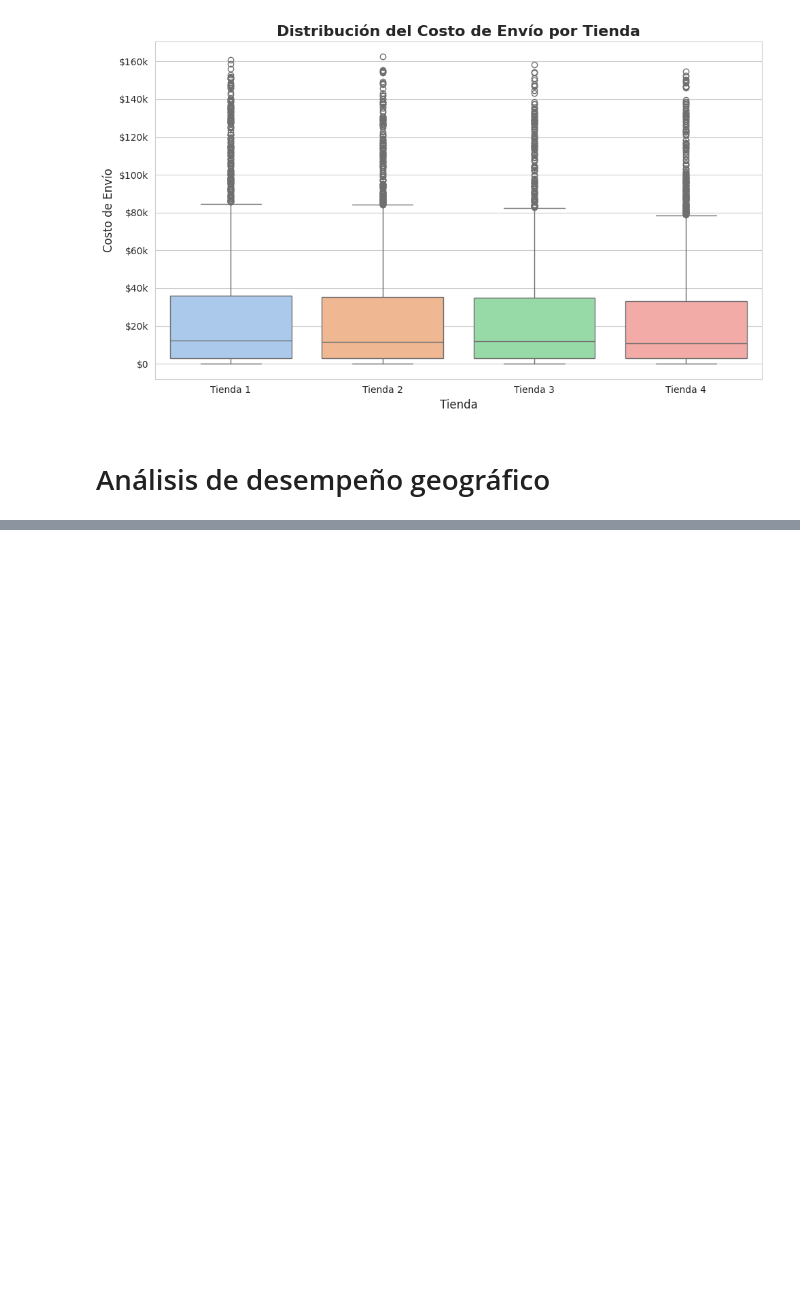
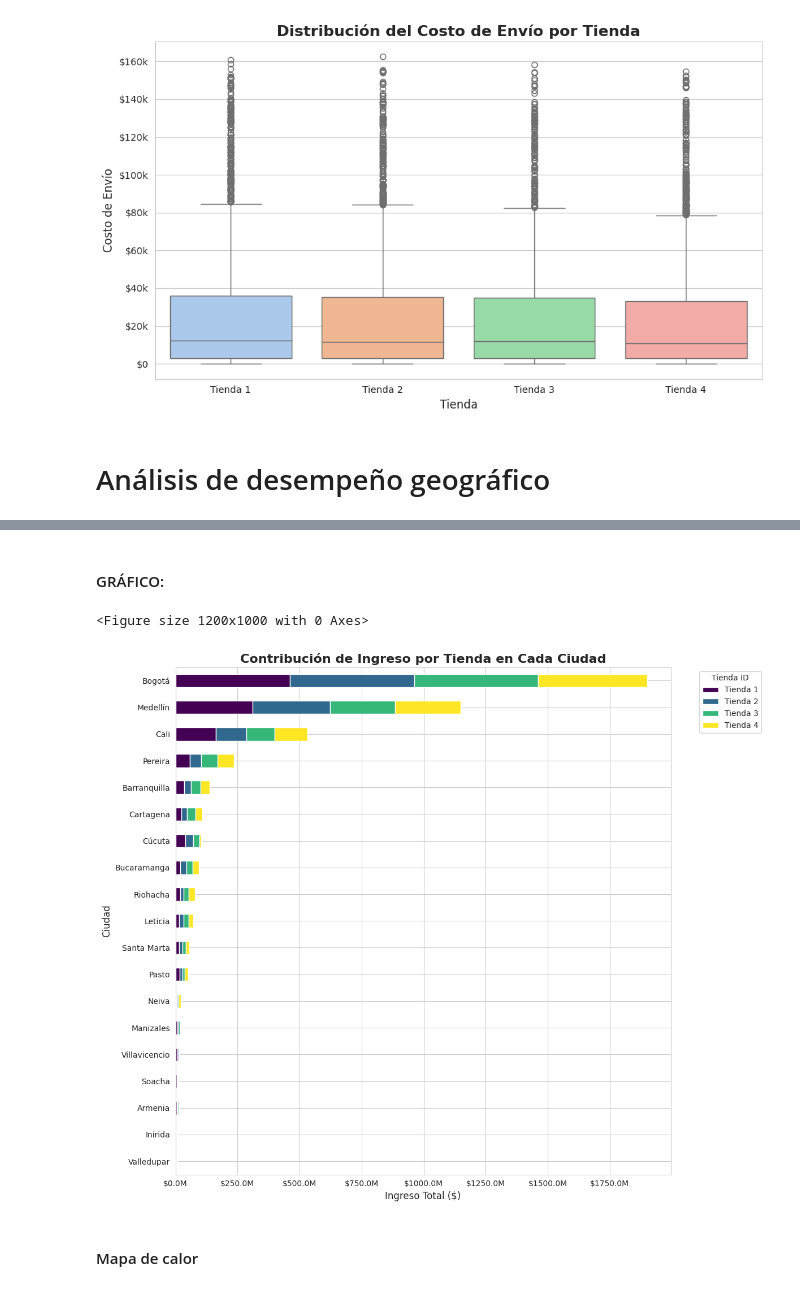
Before and after one commit to edgarbernaling-arch/Desafio_1_Ciencia_de_datos_Edgar_Bernal, a Jupyter notebook: Copia_de_AluraStoreLatam_Challegue1_Ciencia_de_datos_Edgar_Bernal.ipynb, the cells around one changed output, grey strips where cells are left out. Drawn from its saved outputs; the diff is of its cells as text; code cells hidden in the pictures; blank space fills up the shorter version.

```diff
--- a/Copia_de_AluraStoreLatam_Challegue1_Ciencia_de_datos_Edgar_Bernal.ipynb
+++ b/Copia_de_AluraStoreLatam_Challegue1_Ciencia_de_datos_Edgar_Bernal.ipynb
@@ -553,0 +644,15 @@ plt.show()
+# %%
+# Asignar un ID de Tienda a cada DataFrame
+dataframes_con_nombre = [
+    tienda.assign(Tienda_ID='Tienda 1'),
+    tienda2.assign(Tienda_ID='Tienda 2'),
+    tienda3.assign(Tienda_ID='Tienda 3'),
+    tienda4.assign(Tienda_ID='Tienda 4')
+]
+
+# Consolidar el DataFrame
+df_consolidado_con_tienda = pd.concat(dataframes_con_nombre, ignore_index=True)
+
+# Recalcular Ingreso Total y Limpieza (filtrar Precio > 0 y Costo de envío > 0)
+df_consolidado_con_tienda['Ingreso Total'] = df_consolidado_con_tienda['Precio'] + df_consolidado_con_tienda['Costo de envío']
+df_consolidado_con_tienda = df_consolidado_con_tienda.query('Precio > 0 and `Costo de envío` > 0').copy()
@@ -553,0 +705,56 @@ plt.show()
+# %% [markdown]
+#### GRÁFICO:
+# %%
+# 1. Quitar el formato de moneda y convertir a numérico para graficar
+df_plot_data = df_pivot.copy()
+
+# Remover el formato y convertir a float
+for col in df_plot_data.columns:
+    try:
+        # Eliminar '$', ',' y convertir a float
+        df_plot_data[col] = df_plot_data[col].astype(str).str.replace('$', '').str.replace(',', '', regex=False).astype(float)
+    except:
+        pass # Si ya era numérico o si falla la conversión
+
+# Quitar la columna 'Total Ciudad' del set de contribución para el gráfico apilado
+df_plot_data_contribucion = df_plot_data.drop(columns=['Total Ciudad'])
+
+# Ordenar el DataFrame usando el índice (Lugar de Compra) después de ordenarlo por la suma total.
+# Esto asegura que la Series de suma se usa para ordenar el índice (ciudades).
+suma_total_por_ciudad = df_plot_data_contribucion.sum(axis=1)
+df_plot_data_contribucion = df_plot_data_contribucion.loc[suma_total_por_ciudad.sort_values(ascending=True).index]
+# ------------------------
+
+
+# 2. Generación del Gráfico de Barras Apiladas Horizontal
+plt.figure(figsize=(12, 10))
+
+# Generar el gráfico apilado (usando plot.barh)
+ax = df_plot_data_contribucion.plot(
+    kind='barh',
+    stacked=True,
+    figsize=(12, 10),
+    colormap='viridis' # Esquema de color para distinguir tiendas
+)
+
+# Configuración de Ejes y Títulos
+ax.set_title('Contribución de Ingreso por Tienda en Cada Ciudad', fontsize=16, fontweight='bold')
+ax.set_xlabel('Ingreso Total ($)', fontsize=12)
+ax.set_ylabel('Ciudad', fontsize=12)
+
+# Formatear el eje X para mostrar valores en millones (M)
+from matplotlib.ticker import FuncFormatter
+def millones_formatter(x, pos):
+    return f'${x/1e6:.1f}M'
+ax.xaxis.set_major_formatter(FuncFormatter(millones_formatter))
+
+# Colocar la leyenda fuera del gráfico
+ax.legend(title='Tienda ID', bbox_to_anchor=(1.05, 1), loc='upper left')
+
+plt.tight_layout()
+plt.show()
+# %% [output]
+<Figure size 1200x1000 with 0 Axes>
+[figure, added]
+# %% [markdown]
+#### Mapa de calor
```
Also changed, not shown: parts of 24 cells of this notebook.
